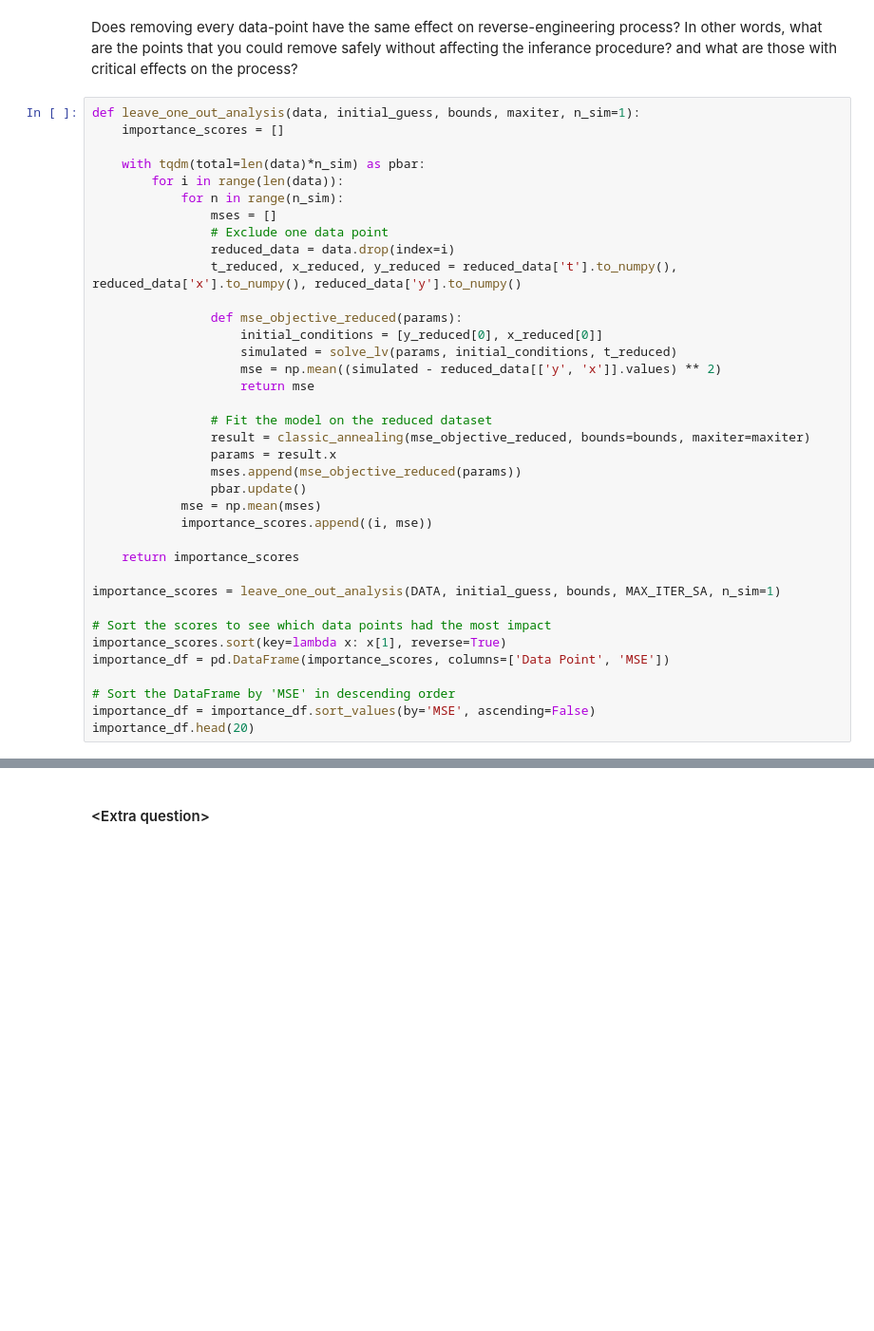
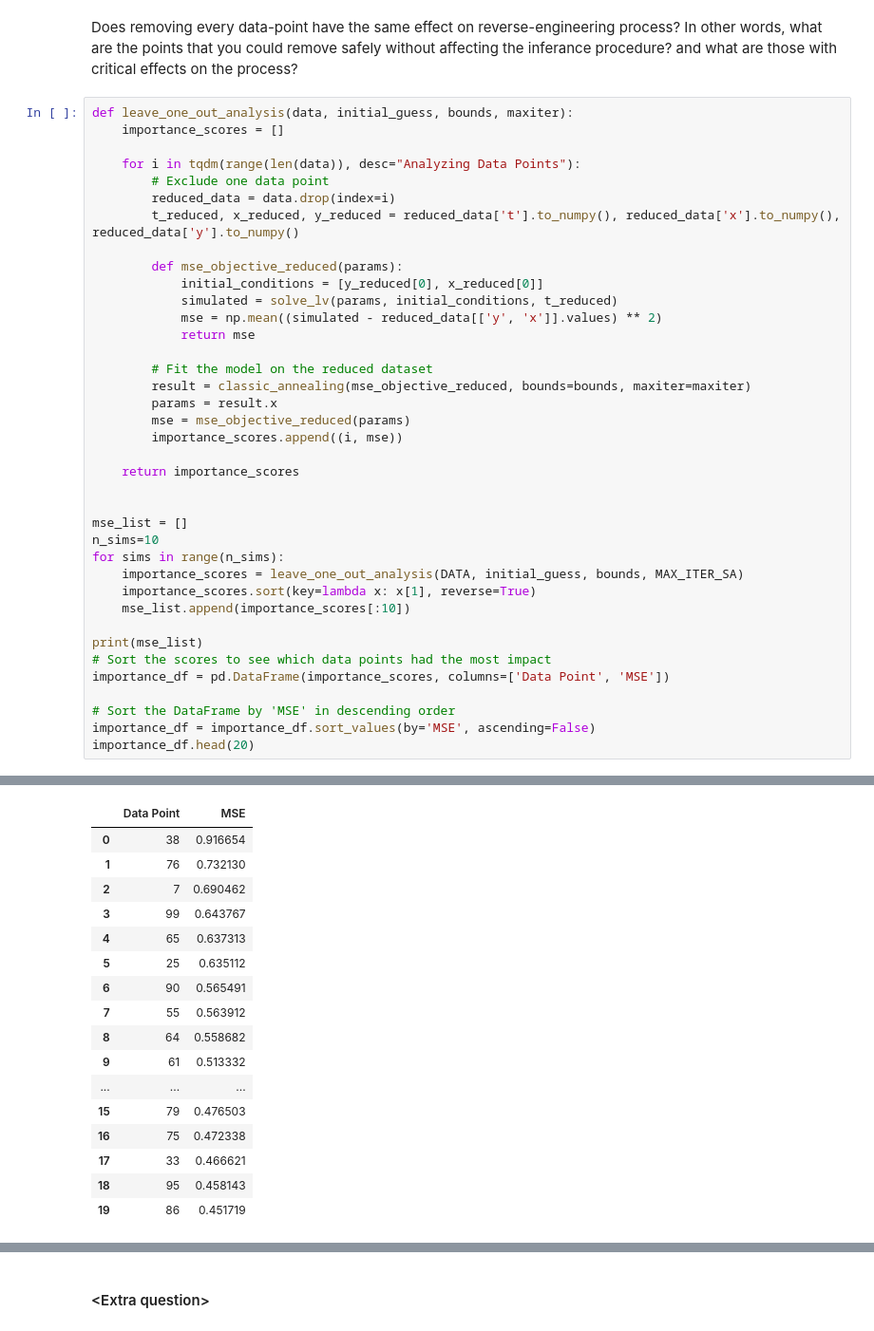
Before and after one commit to jonas4climate/ss-assignment-3, a Jupyter notebook: CalvinLaw_11306734_RaymondZhang_14865904_JonasSchaefer_14039982_3.ipynb, the cells around one changed output, grey strips where cells are left out. Shown: that part at 95% size. Drawn from its saved outputs; the diff is of its cells as text; blank space fills up the shorter version.

```diff
--- a/CalvinLaw_11306734_RaymondZhang_14865904_JonasSchaefer_14039982_3.ipynb
+++ b/CalvinLaw_11306734_RaymondZhang_14865904_JonasSchaefer_14039982_3.ipynb
@@ -400,39 +402,41 @@ Then, if you combine two reduced time-series, could you still infer the paramete
 # %% [markdown]
 Does removing every data-point have the same effect on reverse-engineering process? In other words, what are the points that you could remove safely without affecting the inferance procedure? and what are those with critical effects on the process?
 # %%
-def leave_one_out_analysis(data, initial_guess, bounds, maxiter, n_sim=1):
+def leave_one_out_analysis(data, initial_guess, bounds, maxiter):
     importance_scores = []
 
-    with tqdm(total=len(data)*n_sim) as pbar:
-        for i in range(len(data)):
-            for n in range(n_sim):
-                mses = []
-                # Exclude one data point
-                reduced_data = data.drop(index=i)
-                t_reduced, x_reduced, y_reduced = reduced_data['t'].to_numpy(), reduced_data['x'].to_numpy(), reduced_data['y'].to_numpy()
+    for i in tqdm(range(len(data)), desc="Analyzing Data Points"):
+        # Exclude one data point
+        reduced_data = data.drop(index=i)
+        t_reduced, x_reduced, y_reduced = reduced_data['t'].to_numpy(), reduced_data['x'].to_numpy(), reduced_data['y'].to_numpy()
 
-                def mse_objective_reduced(params):
-                    initial_conditions = [y_reduced[0], x_reduced[0]]
-                    simulated = solve_lv(params, initial_conditions, t_reduced)
-                    mse = np.mean((simulated - reduced_data[['y', 'x']].values) ** 2)
-                    return mse
+        def mse_objective_reduced(params):
+            initial_conditions = [y_reduced[0], x_reduced[0]]
+            simulated = solve_lv(params, initial_conditions, t_reduced)
+            mse = np.mean((simulated - reduced_data[['y', 'x']].values) ** 2)
+            return mse
 
-                # Fit the model on the reduced dataset
-                result = classic_annealing(mse_objective_reduced, bounds=bounds, maxiter=maxiter)
-                params = result.x
-                mses.append(mse_objective_reduced(params))
-                pbar.update()
-            mse = np.mean(mses)
-            importance_scores.append((i, mse))
+        # Fit the model on the reduced dataset
+        result = classic_annealing(mse_objective_reduced, bounds=bounds, maxiter=maxiter)
+        params = result.x
+        mse = mse_objective_reduced(params)
+        importance_scores.append((i, mse))
 
     return importance_scores
 
-importance_scores = leave_one_out_analysis(DATA, initial_guess, bounds, MAX_ITER_SA, n_sim=1)
 
+mse_list = []
+n_sims=10
+for sims in range(n_sims):
+    importance_scores = leave_one_out_analysis(DATA, initial_guess, bounds, MAX_ITER_SA)
+    importance_scores.sort(key=lambda x: x[1], reverse=True)
+    mse_list.append(importance_scores[:10])
+
+print(mse_list)
 # Sort the scores to see which data points had the most impact
-importance_scores.sort(key=lambda x: x[1], reverse=True)
 importance_df = pd.DataFrame(importance_scores, columns=['Data Point', 'MSE'])
 
 # Sort the DataFrame by 'MSE' in descending order
 importance_df = importance_df.sort_values(by='MSE', ascending=False)
 importance_df.head(20)
+# %% [output]
@@ -438,0 +444,17 @@ importance_df.head(20)
+|  | Data Point | MSE |
+| 0 | 38 | 0.916654 |
+| 1 | 76 | 0.732130 |
+| 2 | 7 | 0.690462 |
+| 3 | 99 | 0.643767 |
+| 4 | 65 | 0.637313 |
+| 5 | 25 | 0.635112 |
+| 6 | 90 | 0.565491 |
+| 7 | 55 | 0.563912 |
+| 8 | 64 | 0.558682 |
+| 9 | 61 | 0.513332 |
+| ... | ... | ... |
+| 15 | 79 | 0.476503 |
+| 16 | 75 | 0.472338 |
+| 17 | 33 | 0.466621 |
+| 18 | 95 | 0.458143 |
+| 19 | 86 | 0.451719 |
```
Also changed, not shown: parts of 5 cells of this notebook.
